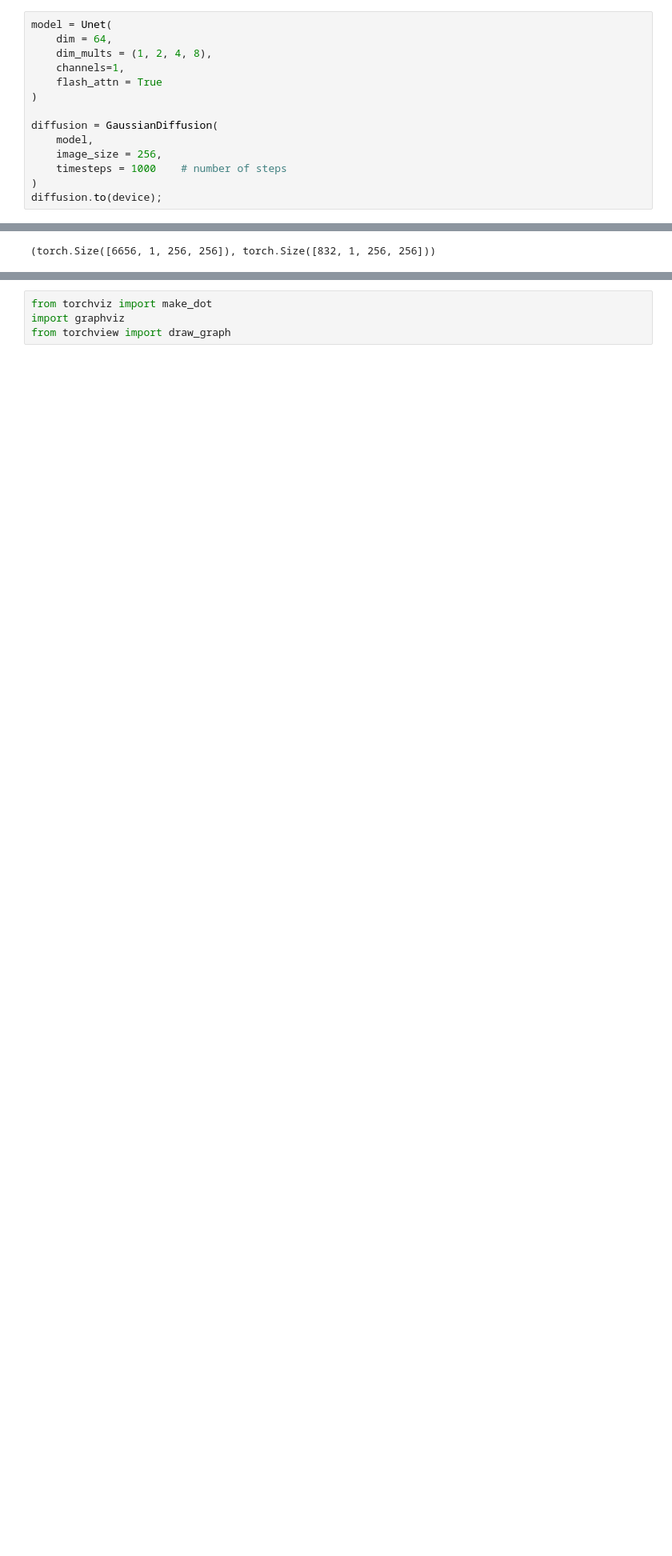
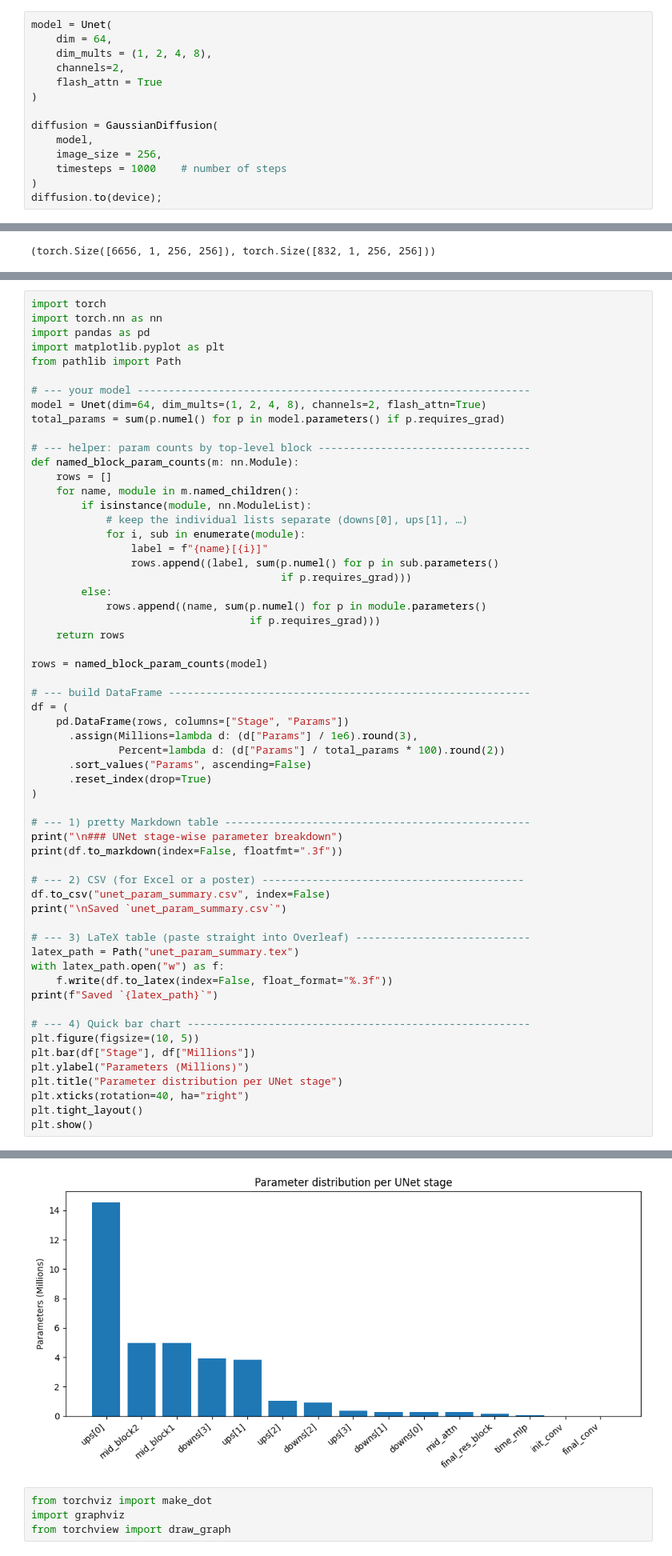
Before and after one commit to AlexBM173/cmb_foregrounds_diffusion, a Jupyter notebook: 00_model.ipynb, the cells around one changed output, grey strips where cells are left out. Shown at 80% size. Saved outputs shown, nothing was run; the diff lists cells and outputs as text; blank space fills up the shorter version.

Commit message:
Added some plotting script and modified some other files

```diff
--- a/00_model.ipynb
+++ b/00_model.ipynb
@@ -12,7 +12,7 @@ torch.cuda.get_device_name(0)
 model = Unet(
     dim = 64,
     dim_mults = (1, 2, 4, 8),
-    channels=1,
+    channels=2,
     flash_attn = True
 )
 
@@ -84,0 +135,60 @@ diffusion.objective
+# %%
+import torch
+import torch.nn as nn
+import pandas as pd
+import matplotlib.pyplot as plt
+from pathlib import Path
+
+# --- your model ---------------------------------------------------------------
+model = Unet(dim=64, dim_mults=(1, 2, 4, 8), channels=2, flash_attn=True)
+total_params = sum(p.numel() for p in model.parameters() if p.requires_grad)
+
+# --- helper: param counts by top‑level block ----------------------------------
+def named_block_param_counts(m: nn.Module):
+    rows = []
+    for name, module in m.named_children():
+        if isinstance(module, nn.ModuleList):
+            # keep the individual lists separate (downs[0], ups[1], …)
+            for i, sub in enumerate(module):
+                label = f"{name}[{i}]"
+                rows.append((label, sum(p.numel() for p in sub.parameters()
+                                        if p.requires_grad)))
+        else:
+            rows.append((name, sum(p.numel() for p in module.parameters()
+                                   if p.requires_grad)))
+    return rows
+
+rows = named_block_param_counts(model)
+
+# --- build DataFrame ----------------------------------------------------------
+df = (
+    pd.DataFrame(rows, columns=["Stage", "Params"])
+      .assign(Millions=lambda d: (d["Params"] / 1e6).round(3),
+              Percent=lambda d: (d["Params"] / total_params * 100).round(2))
+      .sort_values("Params", ascending=False)
+      .reset_index(drop=True)
+)
+
+# --- 1) pretty Markdown table -------------------------------------------------
+print("\n### UNet stage‑wise parameter breakdown")
+print(df.to_markdown(index=False, floatfmt=".3f"))
+
+# --- 2) CSV (for Excel or a poster) ------------------------------------------
+df.to_csv("unet_param_summary.csv", index=False)
+print("\nSaved `unet_param_summary.csv`")
+
+# --- 3) LaTeX table (paste straight into Overleaf) ----------------------------
+latex_path = Path("unet_param_summary.tex")
+with latex_path.open("w") as f:
+    f.write(df.to_latex(index=False, float_format="%.3f"))
+print(f"Saved `{latex_path}`")
+
+# --- 4) Quick bar chart -------------------------------------------------------
+plt.figure(figsize=(10, 5))
+plt.bar(df["Stage"], df["Millions"])
+plt.ylabel("Parameters (Millions)")
+plt.title("Parameter distribution per UNet stage")
+plt.xticks(rotation=40, ha="right")
+plt.tight_layout()
+plt.show()
+# %% [output]
@@ -85,3 +212,4 @@ diffusion.objective
+[figure, added]
 # %%
 from torchviz import make_dot
 import graphviz
```
Also changed, not shown: parts of 11 cells of this notebook, 3 other files.
